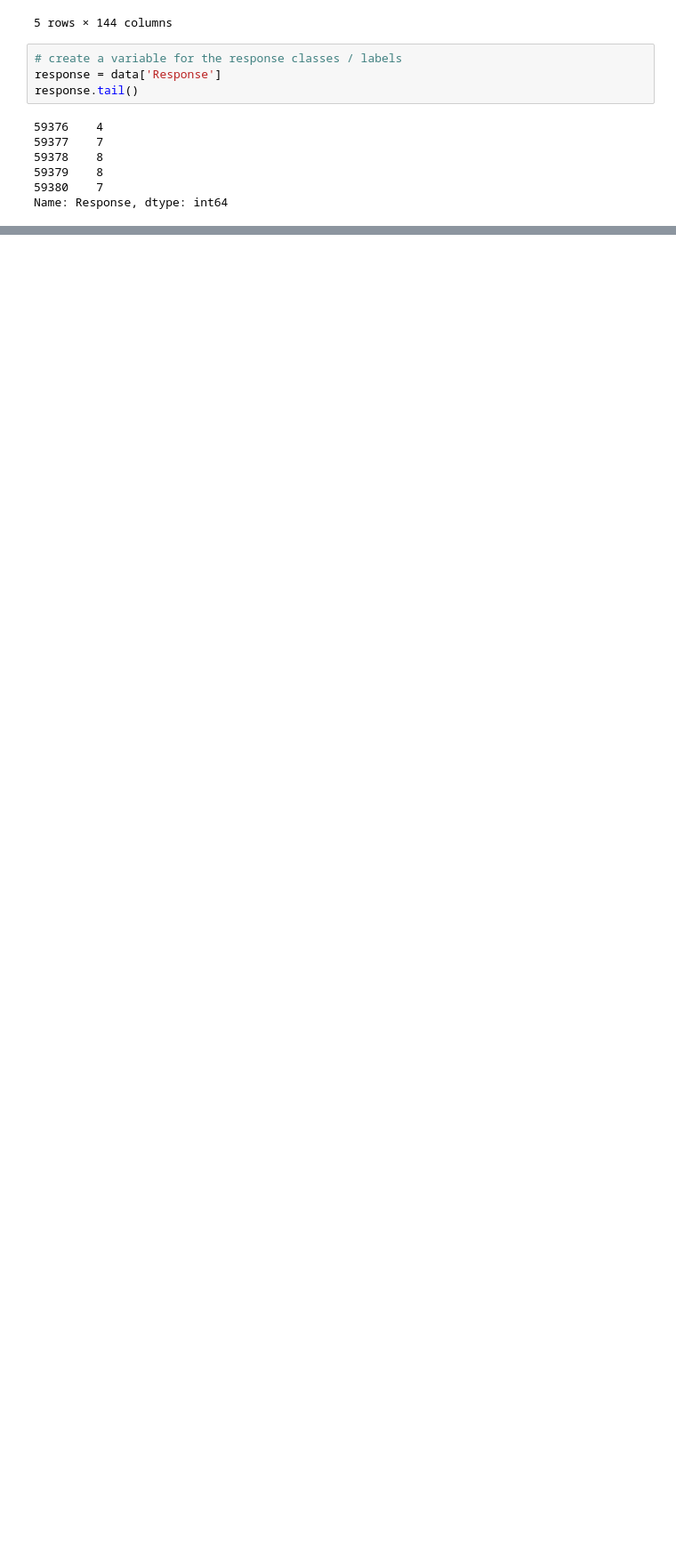
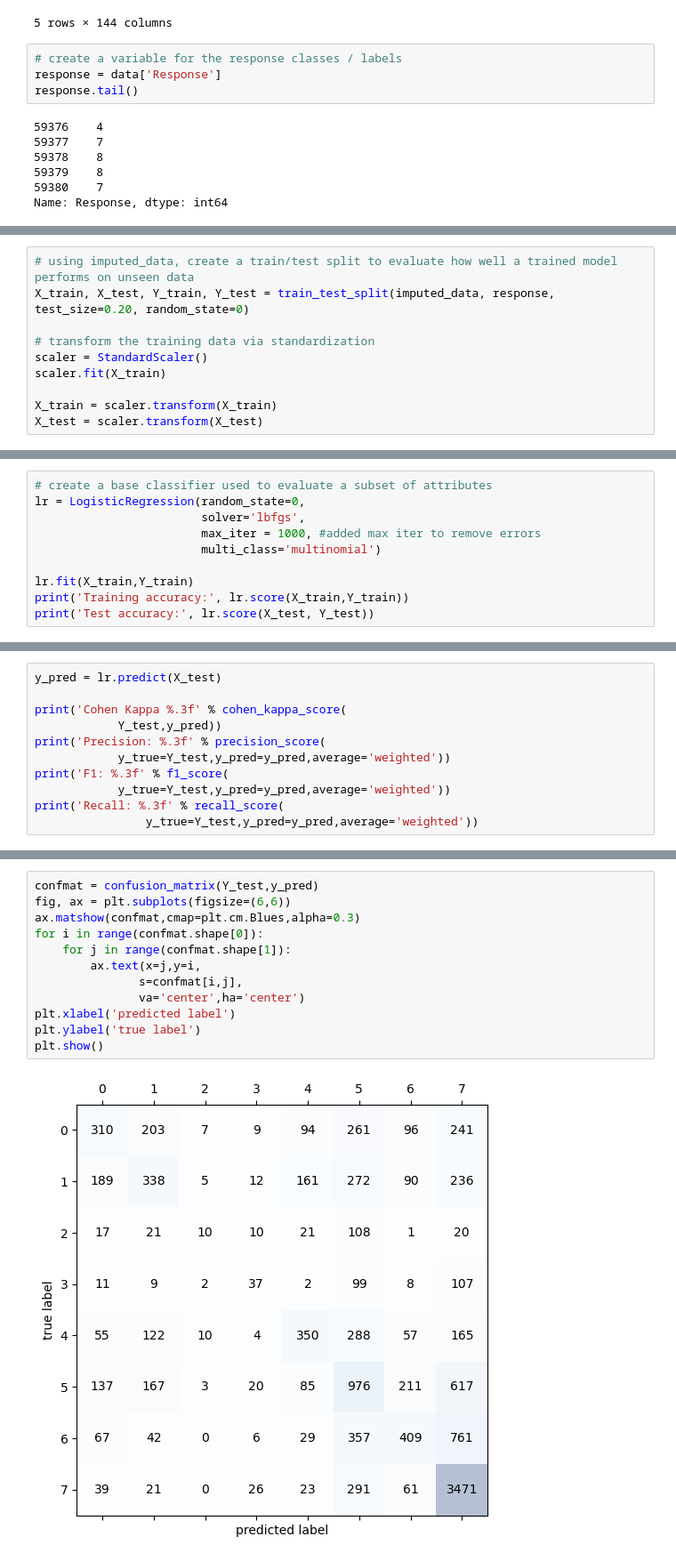
Before and after one commit to jacobcperez15/multiclass-risk-classifier, a Jupyter notebook: LIRiskClassJupyter.ipynb, the cells around one changed output, grey strips where cells are left out. Shown at 89% size. Saved outputs shown, nothing was run; the diff lists cells and outputs as text; blank space fills up the shorter version.

```diff
--- a/LIRiskClassJupyter.ipynb
+++ b/LIRiskClassJupyter.ipynb
@@ -391,0 +240,10 @@ array([6.19472111, 3.95511727, 3.62764824, 3.13518325, 2.55027833,
+# %%
+# using imputed_data, create a train/test split to evaluate how well a trained model performs on unseen data
+X_train, X_test, Y_train, Y_test = train_test_split(imputed_data, response, test_size=0.20, random_state=0)
+
+# transform the training data via standardization
+scaler = StandardScaler()
+scaler.fit(X_train)
+
+X_train = scaler.transform(X_train)
+X_test = scaler.transform(X_test)
@@ -391,0 +301,10 @@ array([6.19472111, 3.95511727, 3.62764824, 3.13518325, 2.55027833,
+# %%
+# create a base classifier used to evaluate a subset of attributes
+lr = LogisticRegression(random_state=0,
+                        solver='lbfgs',
+                        max_iter = 1000, #added max iter to remove errors
+                        multi_class='multinomial')
+
+lr.fit(X_train,Y_train)
+print('Training accuracy:', lr.score(X_train,Y_train))
+print('Test accuracy:', lr.score(X_test, Y_test))
@@ -391,0 +314,11 @@ array([6.19472111, 3.95511727, 3.62764824, 3.13518325, 2.55027833,
+# %%
+y_pred = lr.predict(X_test)
+
+print('Cohen Kappa %.3f' % cohen_kappa_score(
+            Y_test,y_pred))
+print('Precision: %.3f' % precision_score(
+            y_true=Y_test,y_pred=y_pred,average='weighted'))
+print('F1: %.3f' % f1_score(
+            y_true=Y_test,y_pred=y_pred,average='weighted'))
+print('Recall: %.3f' % recall_score(
+                y_true=Y_test,y_pred=y_pred,average='weighted'))
@@ -391,0 +330,14 @@ array([6.19472111, 3.95511727, 3.62764824, 3.13518325, 2.55027833,
+# %%
+confmat = confusion_matrix(Y_test,y_pred)
+fig, ax = plt.subplots(figsize=(6,6))
+ax.matshow(confmat,cmap=plt.cm.Blues,alpha=0.3)
+for i in range(confmat.shape[0]):
+    for j in range(confmat.shape[1]):
+        ax.text(x=j,y=i,
+               s=confmat[i,j],
+               va='center',ha='center')
+plt.xlabel('predicted label')
+plt.ylabel('true label')
+plt.show()
+# %% [output]
+[figure, added]
```
Also changed, not shown: parts of 158 cells of this notebook.
